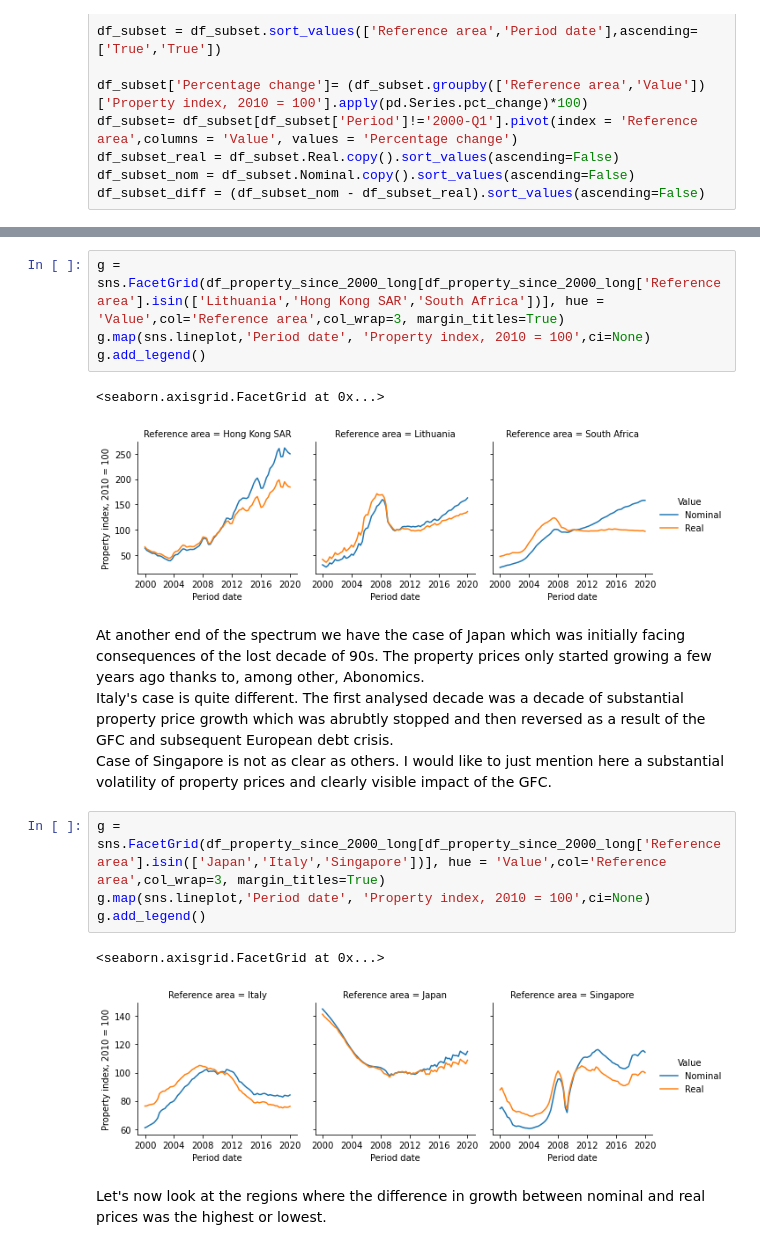
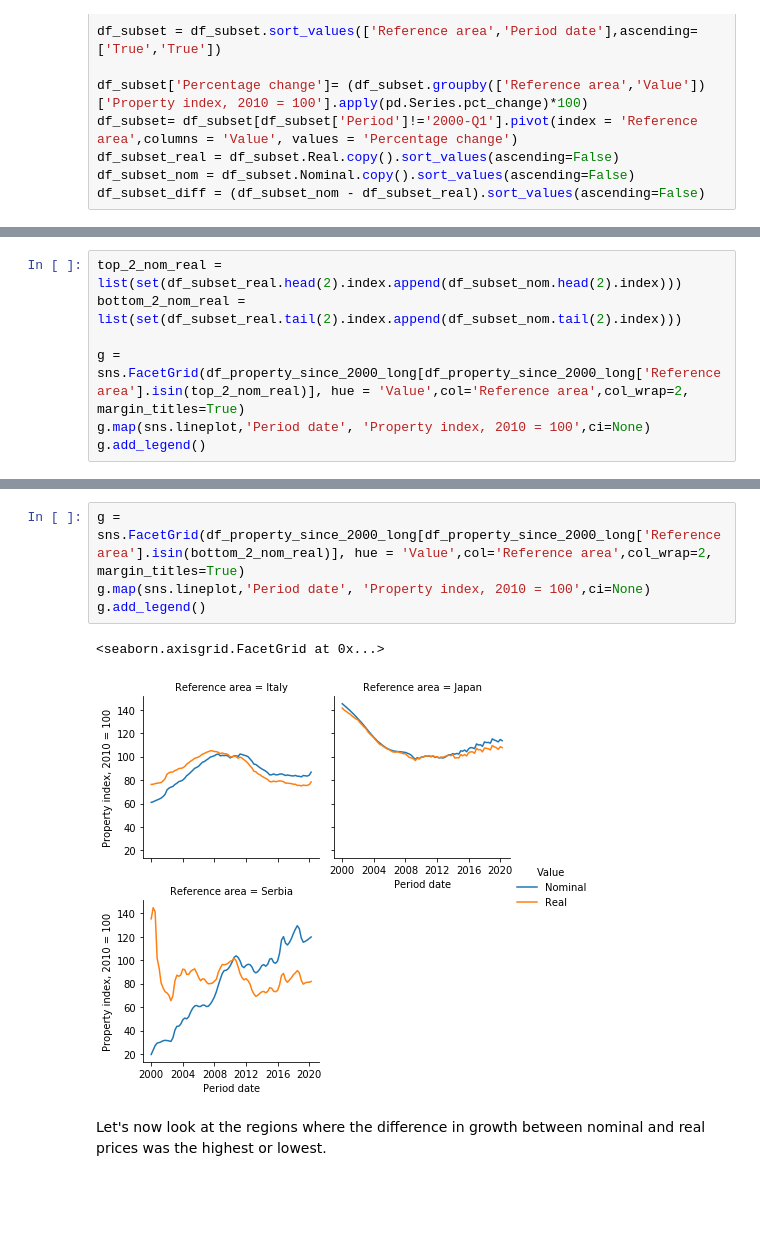
Before and after one commit to MicBan/property_prices, a Jupyter notebook: property_prices_analysis.ipynb, the cells around one changed output, grey strips where cells are left out. Saved outputs shown, nothing was run; the diff lists cells and outputs as text; blank space fills up the shorter version.

```diff
--- a/property_prices_analysis.ipynb
+++ b/property_prices_analysis.ipynb
@@ -321 +326,8 @@ In case of Lithuania we observe quite significant price increase from the very l
 Lastly, South Africa experienced quite a boom in regards to nominal property prices, however higher inflation since the GFC stopped growth of real prices, which at the beginning of 2020 were not far away from 2010 prices.
+# %%
+top_2_nom_real = list(set(df_subset_real.head(2).index.append(df_subset_nom.head(2).index)))
+bottom_2_nom_real = list(set(df_subset_real.tail(2).index.append(df_subset_nom.tail(2).index)))
+
+g = sns.FacetGrid(df_property_since_2000_long[df_property_since_2000_long['Reference area'].isin(top_2_nom_real)], hue = 'Value',col='Reference area',col_wrap=2, margin_titles=True)
+g.map(sns.lineplot,'Period date', 'Property index, 2010 = 100',ci=None)
+g.add_legend()
@@ -322,21 +342,10 @@ Lastly, South Africa experienced quite a boom in regards to nominal property pri
 # %%
-g = sns.FacetGrid(df_property_since_2000_long[df_property_since_2000_long['Reference area'].isin(['Lithuania','Hong Kong SAR','South Africa'])], hue = 'Value',col='Reference area',col_wrap=3, margin_titles=True)
+g = sns.FacetGrid(df_property_since_2000_long[df_property_since_2000_long['Reference area'].isin(bottom_2_nom_real)], hue = 'Value',col='Reference area',col_wrap=2, margin_titles=True)
 g.map(sns.lineplot,'Period date', 'Property index, 2010 = 100',ci=None)
 g.add_legend()
 # %% [output]
 <seaborn.axisgrid.FacetGrid at 0x...>
-[figure, old version]
+[figure, new version]
-# %% [markdown]
-At another end of the spectrum we have the case of Japan which was initially facing consequences of the lost decade of 90s. The property prices only started growing a few years ago thanks to, among other, Abonomics.<br>
-Italy's case is quite different. The first analysed decade was a decade of substantial property price growth which was abrubtly stopped and then reversed as a result of the GFC and subsequent European debt crisis.<br>
-Case of Singapore is not as clear as others. I would like to just mention here a substantial volatility of property prices and clearly visible impact of the GFC.
-# %%
-g = sns.FacetGrid(df_property_since_2000_long[df_property_since_2000_long['Reference area'].isin(['Japan','Italy','Singapore'])], hue = 'Value',col='Reference area',col_wrap=3, margin_titles=True)
-g.map(sns.lineplot,'Period date', 'Property index, 2010 = 100',ci=None)
-g.add_legend()
-# %% [output]
-<seaborn.axisgrid.FacetGrid at 0x...>
-[figure, removed]
 # %% [markdown]
 Let's now look at the regions where the difference in growth between nominal and real prices was the highest or lowest.
 # %%
```
Also changed, not shown: parts of 23 cells of this notebook.
